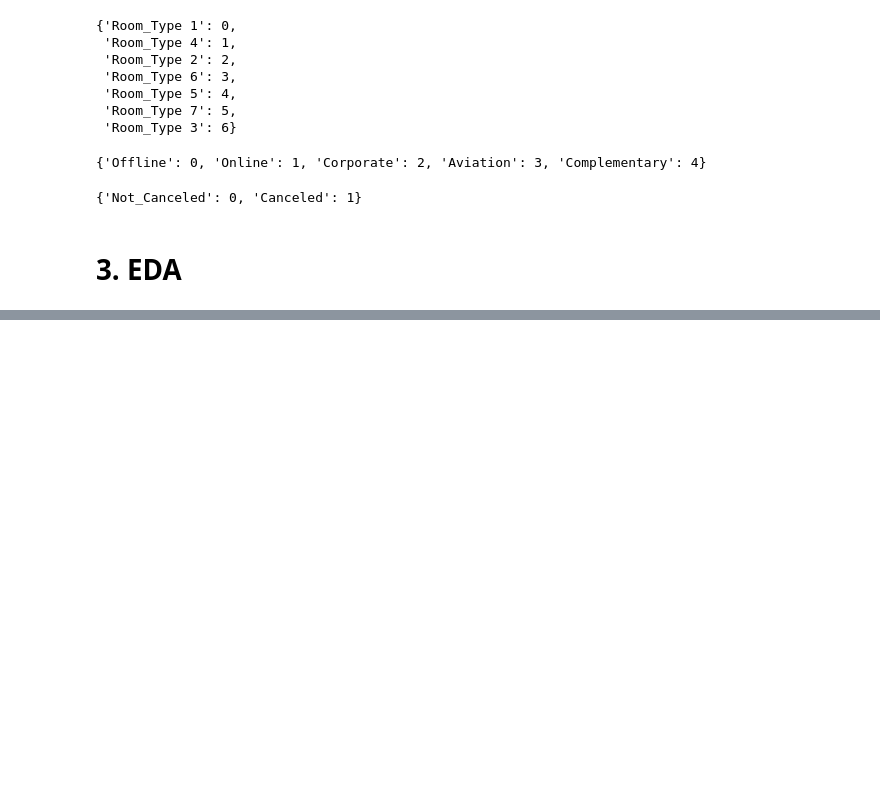
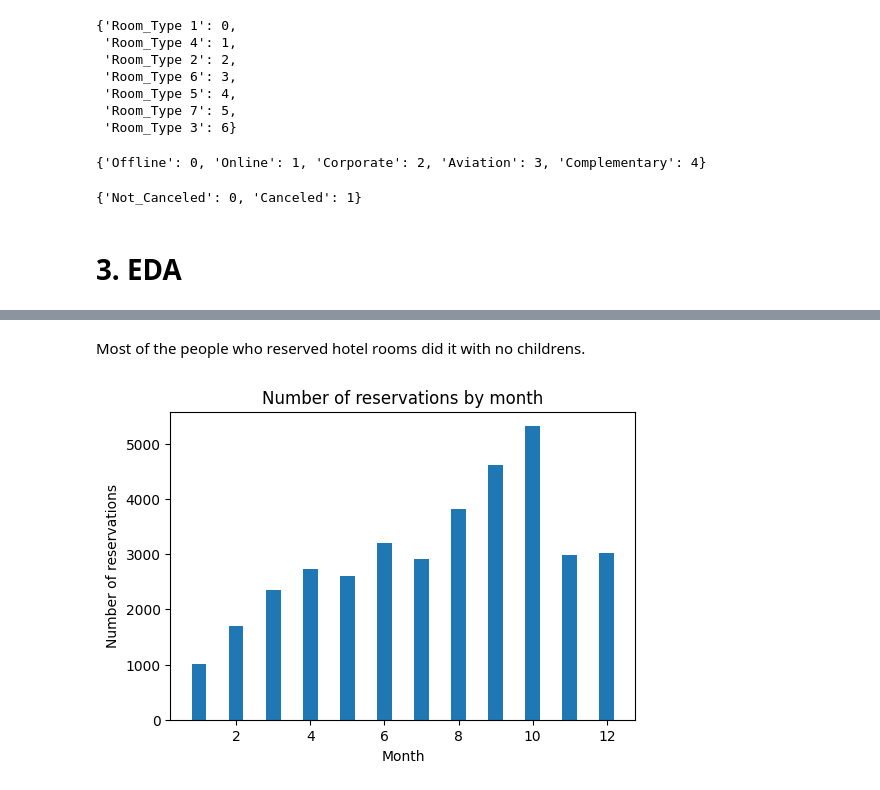
Before and after one commit to sergioasb8/hotel_cancelation_capstone1, a Jupyter notebook: notebooks/00_eda.ipynb, the cells around one changed output, grey strips where cells are left out. Saved outputs shown, nothing was run; the diff lists cells and outputs as text; code cells hidden in the pictures; blank space fills up the shorter version.

```diff
--- a/notebooks/00_eda.ipynb
+++ b/notebooks/00_eda.ipynb
@@ -127,0 +191,16 @@ market_segment_type_dict
+# %% [markdown]
+Most of the people who reserved hotel rooms did it with no childrens.
+# %%
+arrival_month = data['arrival_month'].value_counts().reset_index()
+
+fig = plt.figure(figsize = (6, 4))
+
+# creating the bar plot
+plt.bar(arrival_month['arrival_month'], arrival_month['count'], width = 0.4)
+
+plt.xlabel("Month")
+plt.ylabel("Number of reservations")
+plt.title("Number of reservations by month")
+plt.show()
+# %% [output]
+[figure, added]
```
Also changed, not shown: parts of 18 cells of this notebook.
